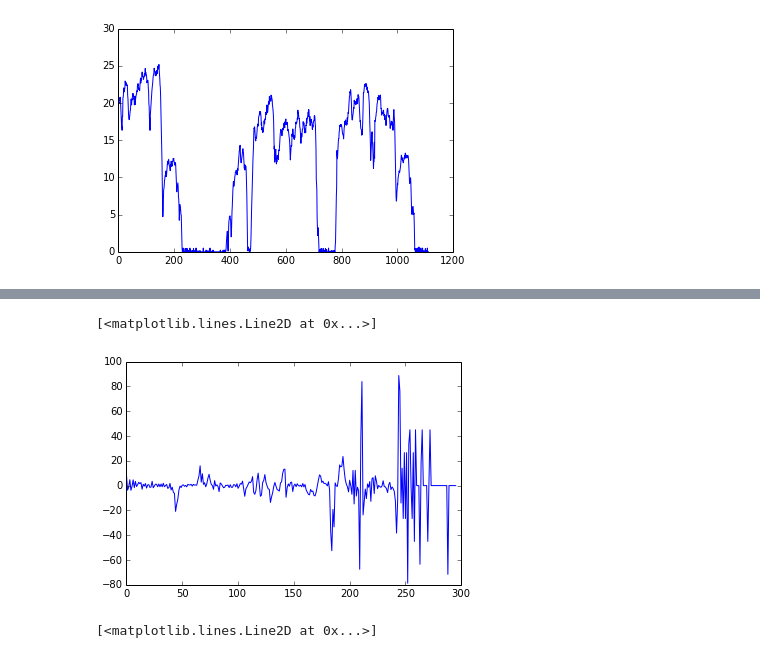
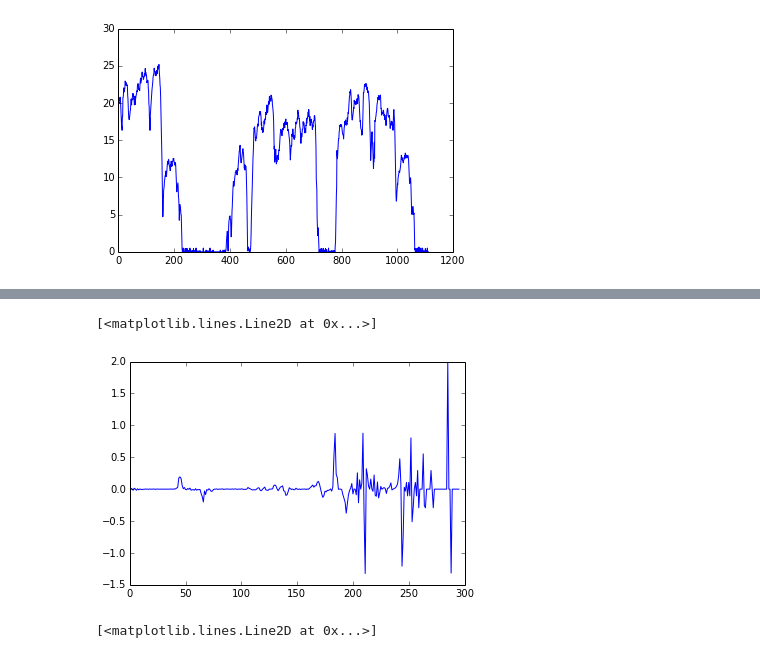
Before and after one commit to smoussa/seahorse-ml, a Jupyter notebook: notebooks/Drivers1.ipynb, the cells around one changed output, grey strips where cells are left out. Saved outputs shown, nothing was run; the diff lists cells and outputs as text; code cells hidden in the pictures.

```diff
--- a/notebooks/Drivers1.ipynb
+++ b/notebooks/Drivers1.ipynb
@@ -75,8 +80,8 @@ plt.show()
 # %%
-plt.plot(np.degrees(thetas_dt[1]))
+plt.plot(thetas_dt[1])
 # %% [output]
 [<matplotlib.lines.Line2D at 0x...>]
-[figure, old version]
+[figure, new version]
 # %%
 plt.plot(np.degrees(thetas_dt[100]))
 # %% [output]
```
Also changed, not shown: parts of 4 cells of this notebook, 3 other files.
